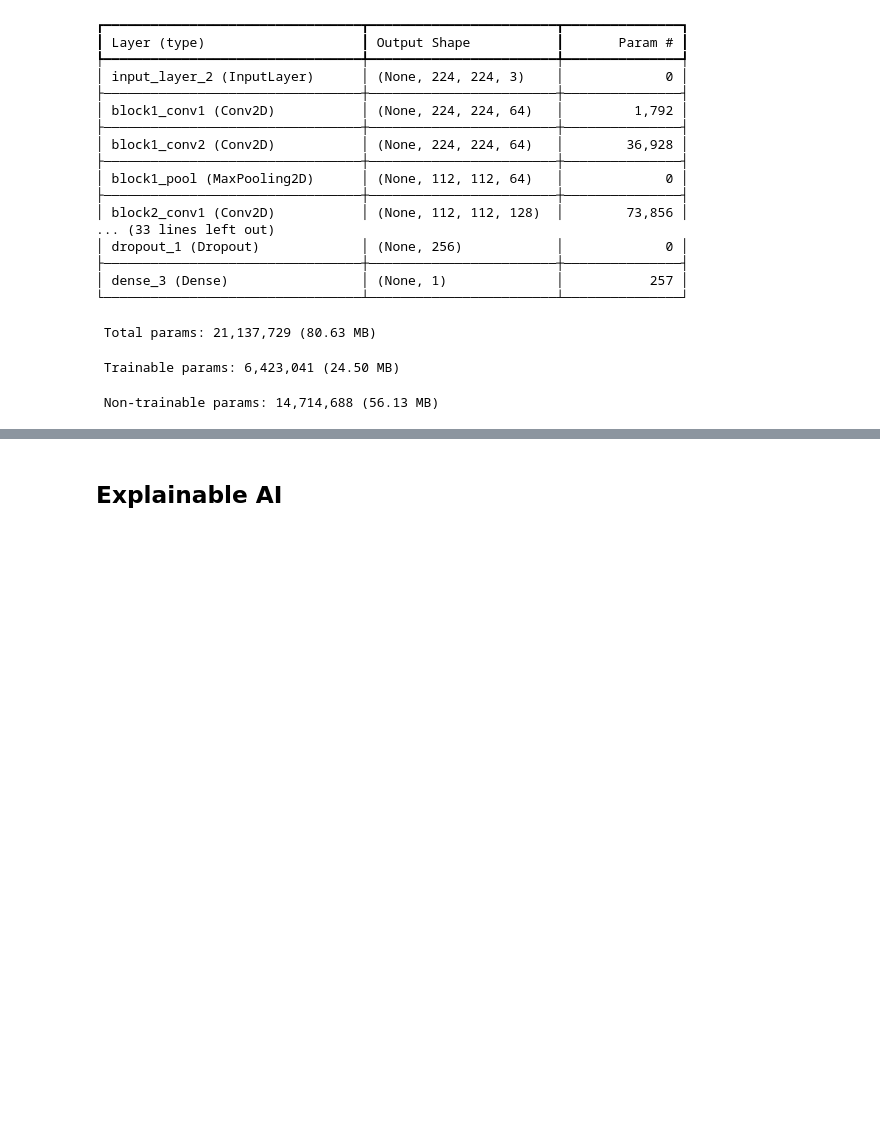
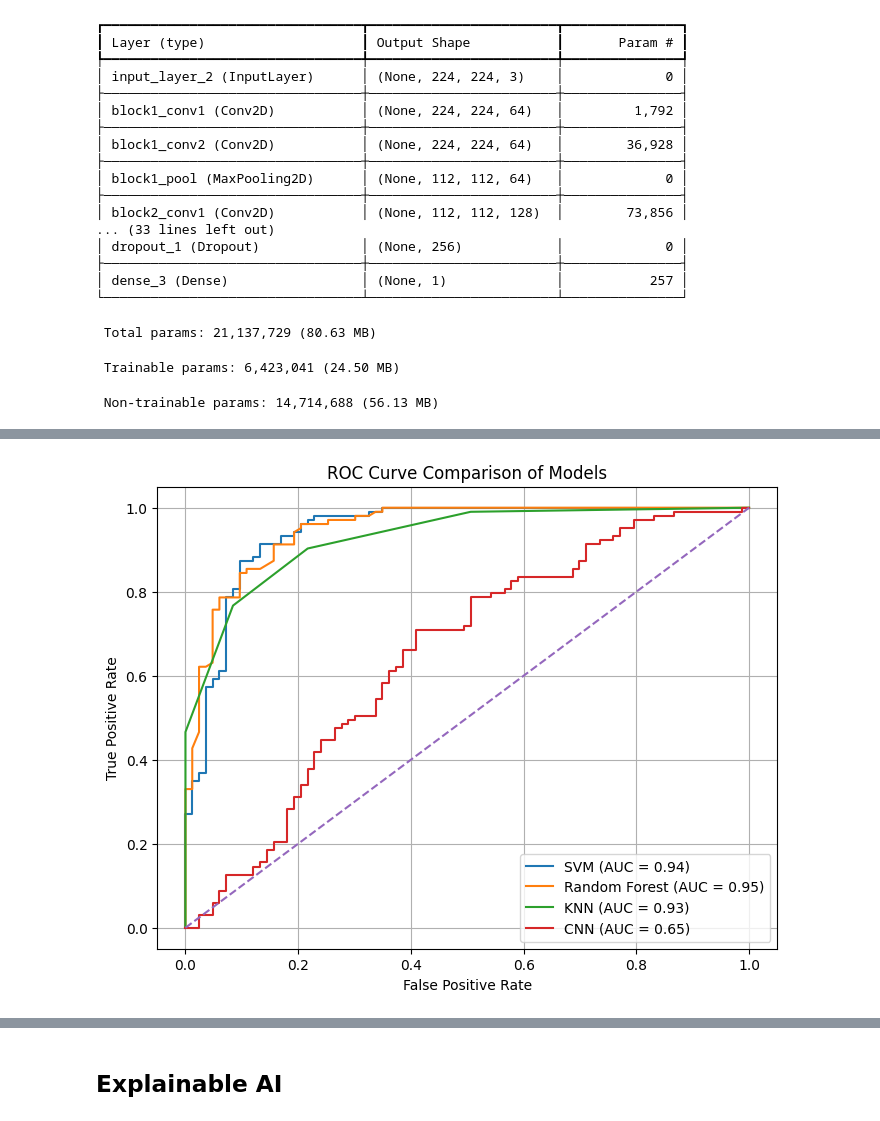
Before and after one commit to HiraNawaz2415/TERM-Project-Oral-Cancer-Detection, a Jupyter notebook: term-project-aihc.ipynb, the cells around one changed output, grey strips where cells are left out. Drawn from its saved outputs; the diff is of its cells as text; code cells hidden in the pictures; blank space fills up the shorter version.

```diff
--- a/term-project-aihc.ipynb
+++ b/term-project-aihc.ipynb
@@ -461,3 +462,11 @@ Model: "functional_1"
  Total params: 21,137,729 (80.63 MB)
  Trainable params: 6,423,041 (24.50 MB)
  Non-trainable params: 14,714,688 (56.13 MB)
+# %%
+# ML model probabilities
+svm_probs = svm.predict_proba(X_test_feat)[:, 1]
+rf_probs  = rf.predict_proba(X_test_feat)[:, 1]
+knn_probs = knn.predict_proba(X_test_feat)[:, 1]
+# %%
+# CNN probabilities
+cnn_probs = cnn_model.predict(X_test).ravel()
@@ -463,0 +475,32 @@ Model: "functional_1"
+# %%
+## ROC and  AUC curve
+fpr_svm, tpr_svm, _ = roc_curve(y_test, svm_probs)
+auc_svm = auc(fpr_svm, tpr_svm)
+
+fpr_rf, tpr_rf, _ = roc_curve(y_test, rf_probs)
+auc_rf = auc(fpr_rf, tpr_rf)
+
+fpr_knn, tpr_knn, _ = roc_curve(y_test, knn_probs)
+auc_knn = auc(fpr_knn, tpr_knn)
+
+fpr_cnn, tpr_cnn, _ = roc_curve(y_test, cnn_probs)
+auc_cnn = auc(fpr_cnn, tpr_cnn)
+# %%
+plt.figure(figsize=(8,6))
+
+plt.plot(fpr_svm, tpr_svm, label=f"SVM (AUC = {auc_svm:.2f})")
+plt.plot(fpr_rf,  tpr_rf,  label=f"Random Forest (AUC = {auc_rf:.2f})")
+plt.plot(fpr_knn, tpr_knn, label=f"KNN (AUC = {auc_knn:.2f})")
+plt.plot(fpr_cnn, tpr_cnn, label=f"CNN (AUC = {auc_cnn:.2f})")
+
+# Random classifier
+plt.plot([0,1], [0,1], linestyle='--')
+
+plt.xlabel("False Positive Rate")
+plt.ylabel("True Positive Rate")
+plt.title("ROC Curve Comparison of Models")
+plt.legend(loc="lower right")
+plt.grid(True)
+plt.show()
+# %% [output]
+[figure, added]
```
Also changed, not shown: parts of 12 cells of this notebook.
